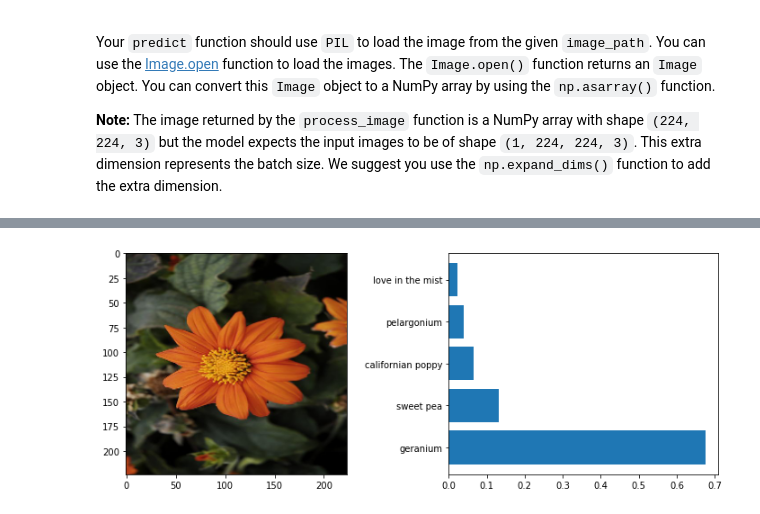
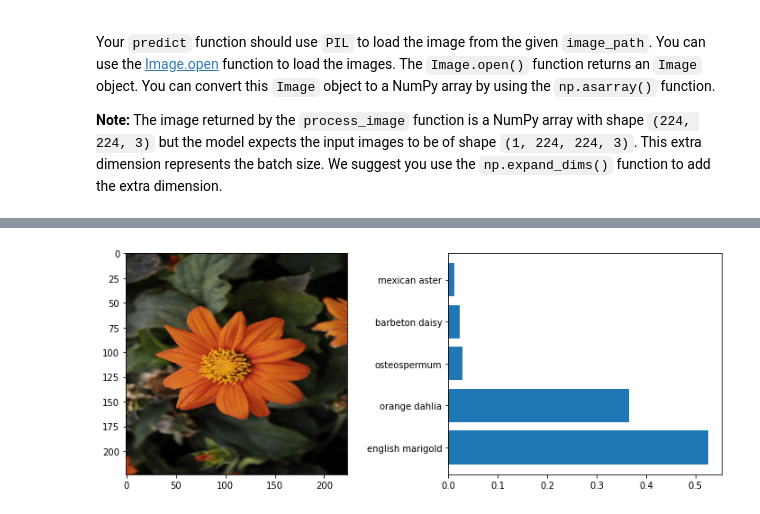
Before and after one commit to droussis/intro_to_ml_with_tf, a Jupyter notebook: image_classifier/Project_Image_Classifier_Project.ipynb, the cells around one changed output, grey strips where cells are left out. Cells and saved outputs as stored; diff of their text form; code cells hidden in the pictures.

Commit message:
Fix label-class name mapping

```diff
--- a/image_classifier/Project_Image_Classifier_Project.ipynb
+++ b/image_classifier/Project_Image_Classifier_Project.ipynb
@@ -404,19 +404,19 @@ You can convert from the class integer labels to actual flower names using `clas
 # %%
 # TODO: Plot the input image along with the top 5 classes
 
 image_path = './test_images/orange_dahlia.jpg'
 
 image = image_path
 image = Image.open(image_path)
 image = np.asarray(image)
 image = process_image(image)
 probs, indices = predict(image_path, final_model, 5)
-classes = [class_names.get(str(x)) for x in indices]
+classes = [class_names.get(str(x+1)) for x in indices]
 fig, (ax1, ax2) = plt.subplots(figsize=(10, 4), ncols=2)
 
 ax1.imshow(image)
 ax2 = plt.barh(classes, probs)
 plt.tight_layout()
 plt.show()
 # %% [output]
-[figure, old version]
+[figure, new version]
```
Also changed, not shown: parts of 3 cells of this notebook, 2 other files.
